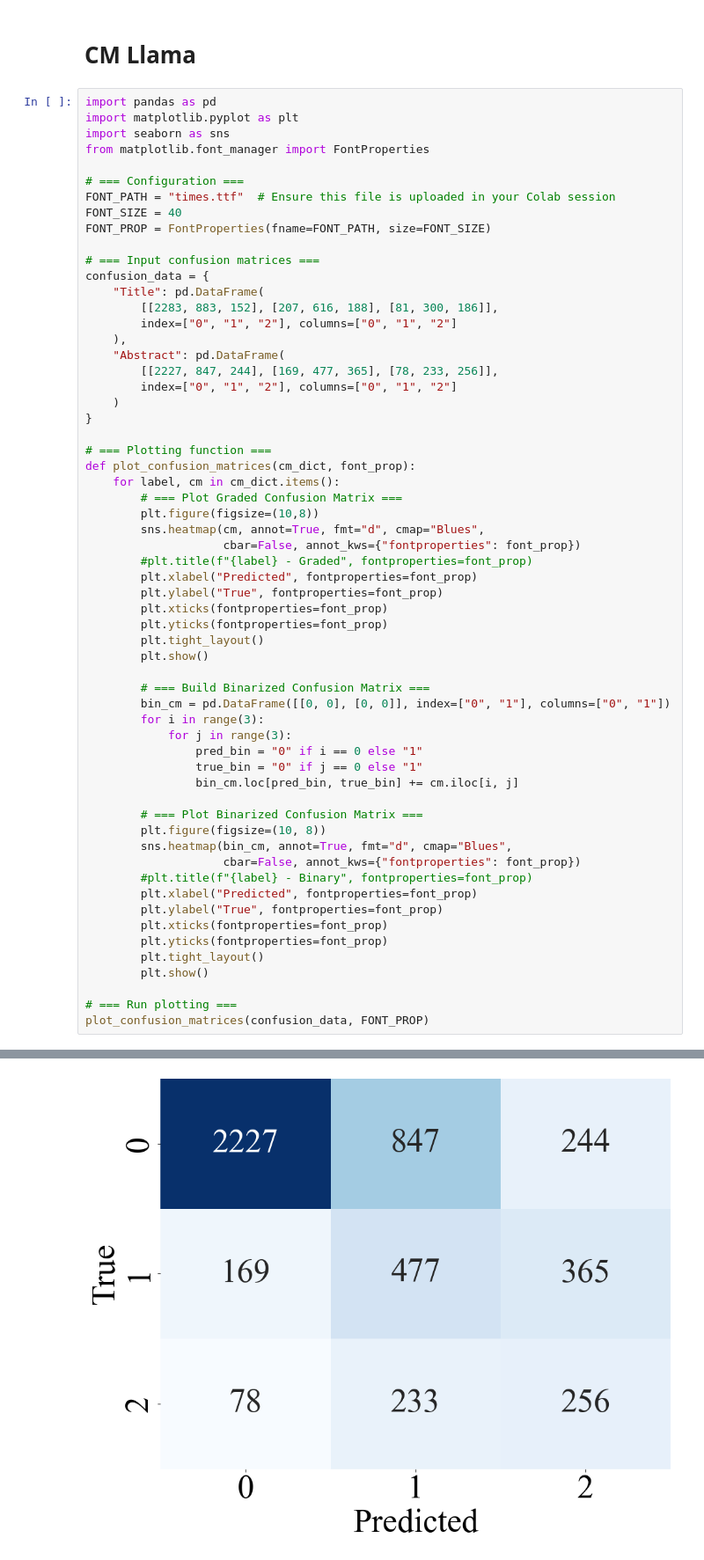
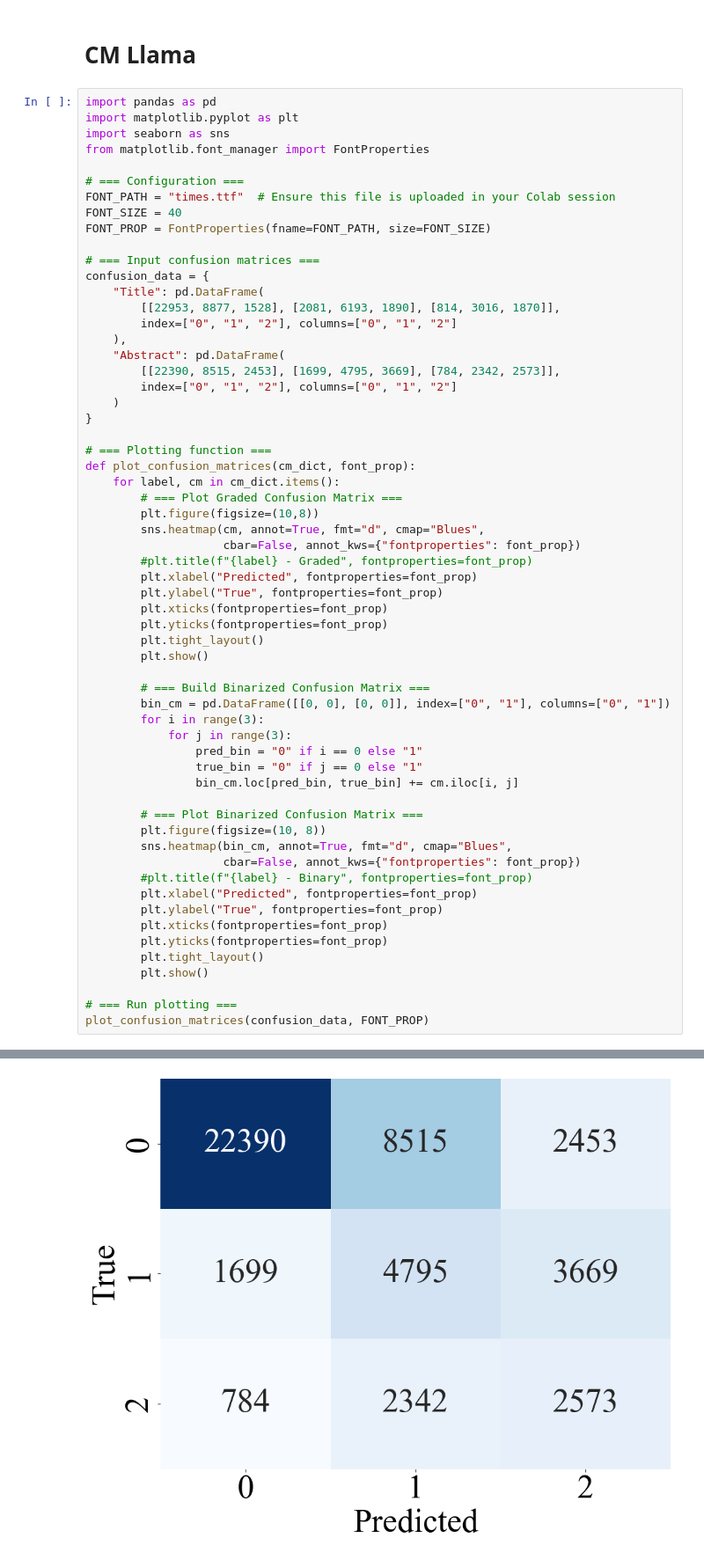
Before and after one commit to 17shiraz/ClickLLM, a Jupyter notebook: data/visualization.ipynb, the cells around one changed output, grey strips where cells are left out. Shown: that part at 88% size. Cells and saved outputs as stored; diff of their text form.

Commit message:
updated figures and data.md

```diff
--- a/data/visualization.ipynb
+++ b/data/visualization.ipynb
@@ -81,11 +81,11 @@ FONT_PROP = FontProperties(fname=FONT_PATH, size=FONT_SIZE)
 # === Input confusion matrices ===
 confusion_data = {
     "Title": pd.DataFrame(
-        [[2283, 883, 152], [207, 616, 188], [81, 300, 186]],
+        [[22953, 8877, 1528], [2081, 6193, 1890], [814, 3016, 1870]],
         index=["0", "1", "2"], columns=["0", "1", "2"]
     ),
     "Abstract": pd.DataFrame(
-        [[2227, 847, 244], [169, 477, 365], [78, 233, 256]],
+        [[22390, 8515, 2453], [1699, 4795, 3669], [784, 2342, 2573]],
         index=["0", "1", "2"], columns=["0", "1", "2"]
     )
 }
@@ -133 +133 @@ plot_confusion_matrices(confusion_data, FONT_PROP)
-[figure, old version]
+[figure, new version]
```
Also changed, not shown: parts of 1 cell of this notebook, 6 other files.
